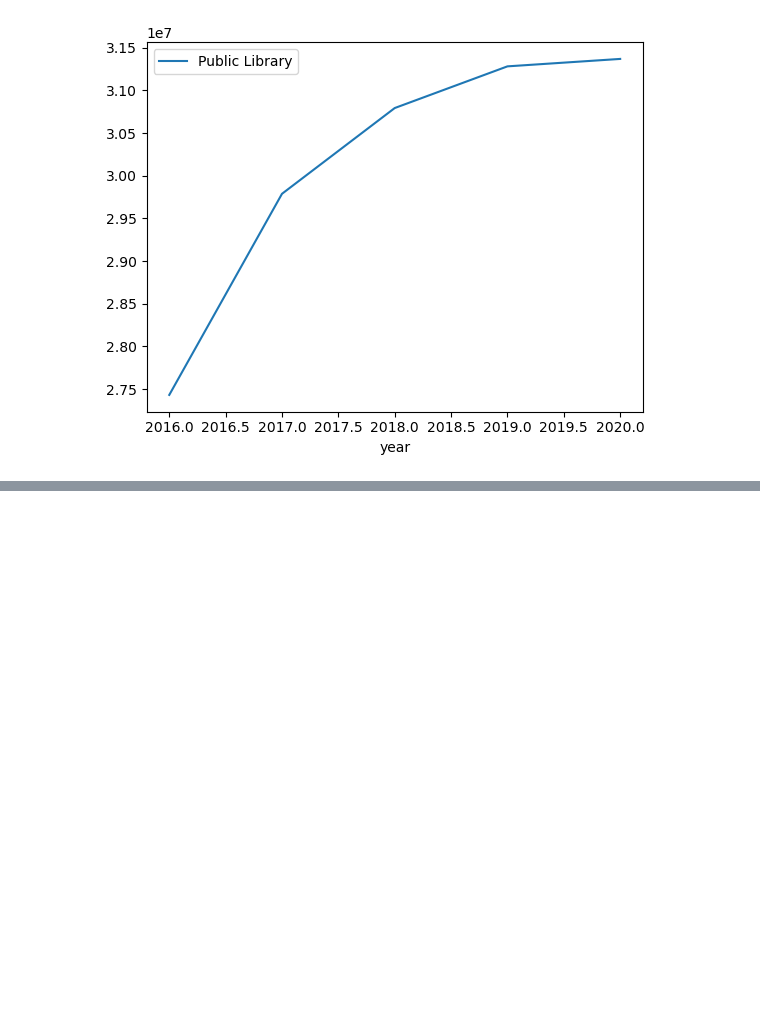
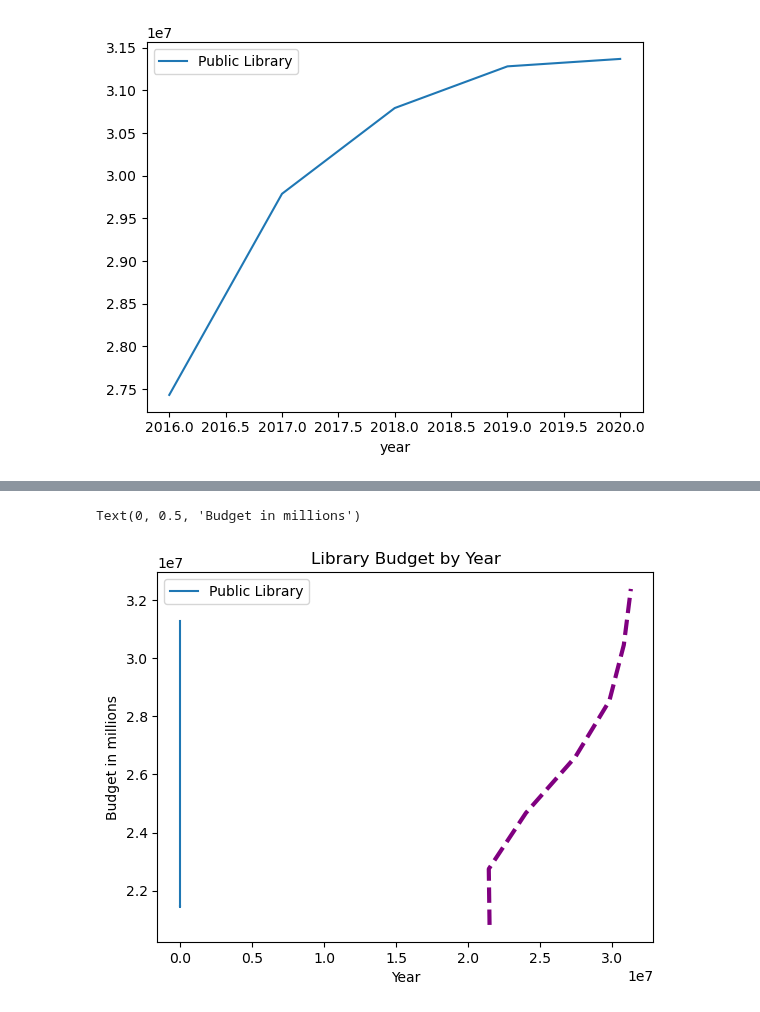
Before and after one commit to jwhankins177/capstone-budget-impact-jupyternb-python, a Jupyter notebook: notebooks/library.ipynb, the cells around one changed output, grey strips where cells are left out. Cells and saved outputs as stored; diff of their text form; code cells hidden in the pictures; blank space fills up the shorter version.

```diff
--- a/notebooks/library.ipynb
+++ b/notebooks/library.ipynb
@@ -153,0 +174,8 @@ Text(0, 0.5, 'Percentage')
+# %%
+dd1['year'] = [2010,2011,2012,2013,2014,2015,2016,2017,2018,2019,2020,2021]
+# %%
+dd1.reset_index(inplace = True)
+# %%
+dd1 = dd1[['Public Library', 'year']]
+# %%
+pl_act = dd1.drop([0,1,2,10,11])
@@ -153,0 +193,15 @@ Text(0, 0.5, 'Percentage')
+# %%
+x = pl_act['year']
+y = pl_act['Public Library']
+
+pl_act.plot(kind='line', x = 'year', y = 'Public Library')
+# Calculate the Trendline
+z = np.polyfit(x, y, 1)
+p = np.poly1d(z)
+plt.plot(y, p(x), color="purple", linewidth=3, linestyle="--")
+plt.title('Library Budget by Year')
+plt.xlabel('Year')
+plt.ylabel('Budget in millions')
+# %% [output]
+Text(0, 0.5, 'Budget in millions')
+[figure, added]
```
Also changed, not shown: parts of 8 cells of this notebook, 8 other files.
